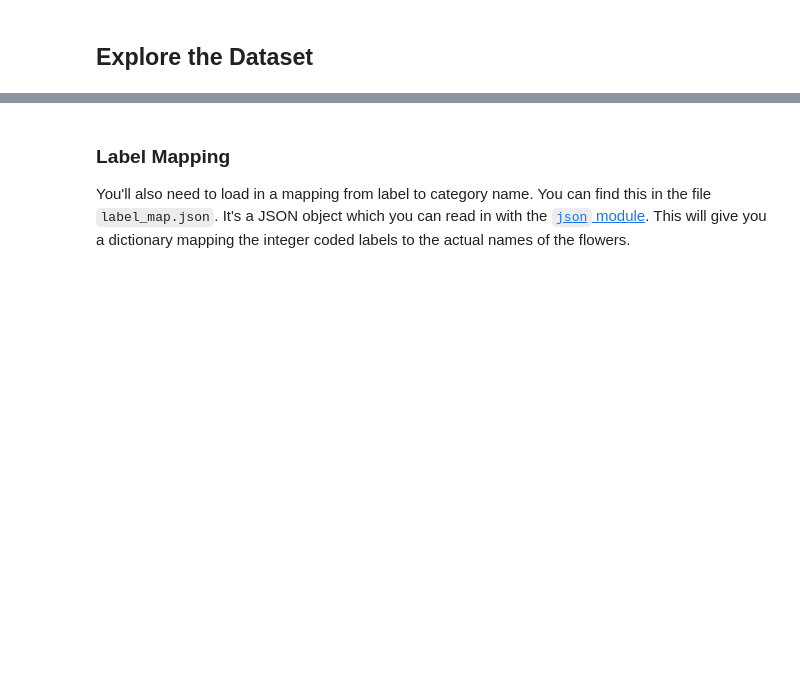
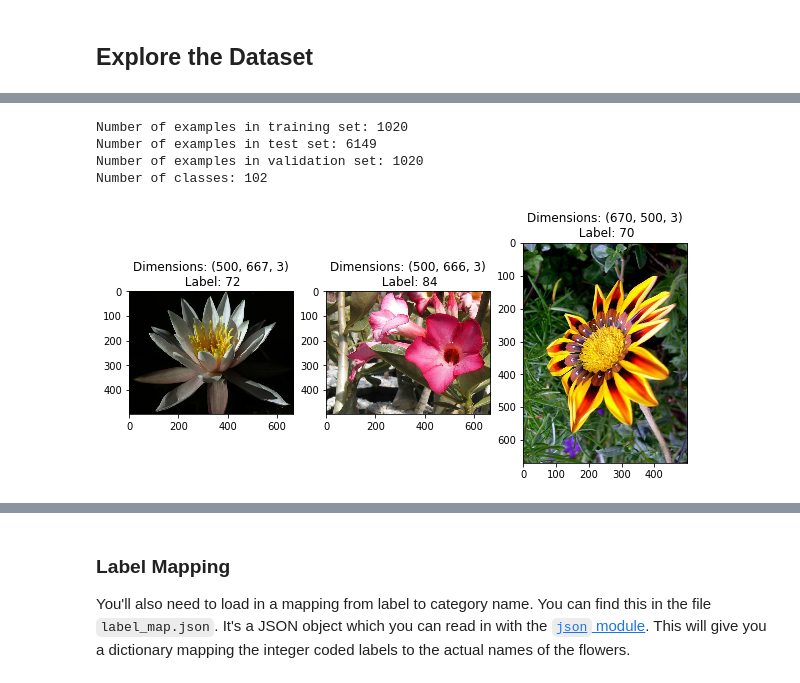
Before and after one commit to frgoe003/TF-Image-Classifier, a Jupyter notebook: Project_Image_Classifier_Project.ipynb, the cells around one changed output, grey strips where cells are left out. Cells and saved outputs as stored; diff of their text form; code cells hidden in the pictures; blank space fills up the shorter version.

```diff
--- a/Project_Image_Classifier_Project.ipynb
+++ b/Project_Image_Classifier_Project.ipynb
@@ -131,3 +85,42 @@ Image Label: 70
+# %%
+# TODO: Get the number of examples in each set from the dataset info.
+
+""" features dict from tensorflow website
+FeaturesDict({
+    'file_name': Text(shape=(), dtype=tf.string),
+    'image': Image(shape=(None, None, 3), dtype=tf.uint8),
+    'label': ClassLabel(shape=(), dtype=tf.int64, num_classes=102),
+})
+"""
+
+print("Number of examples in training set: "+str(ds_info.splits["train"].num_examples))
+print("Number of examples in test set: "+str(ds_info.splits["test"].num_examples))
+print("Number of examples in validation set: "+str(ds_info.splits["validation"].num_examples))
+
+# TODO: Get the number of classes in the dataset from the dataset info.
+print("Number of classes: "+str(ds_info.features['label'].num_classes))
+# %% [output]
+Number of examples in training set: 1020
+Number of examples in test set: 6149
+Number of examples in validation set: 1020
+Number of classes: 102
+# %%
+# TODO: Print the shape and corresponding label of 3 images in the training set.
+
+fig, (ax1, ax2, ax3) = plt.subplots(figsize=(10,10), ncols=3)
+i=0
+ax_arr=[ax1,ax2,ax3]
+
+for images, labels in trainingSet.take(3):
+    ax_arr[i].imshow(images.numpy())
+
+    title = ("Dimensions: "+str(images.shape)+"\n Label: "+str(labels.numpy()))
+    ax_arr[i].set_title(title)
+    i+=1
+
+plt.show()
+# %% [output]
+[figure, added]
 # %%
 # TODO: Plot 1 image from the training set.
 # Set the title of the plot to the corresponding image label.
```
Also changed, not shown: parts of 21 cells of this notebook, 2 other files.
